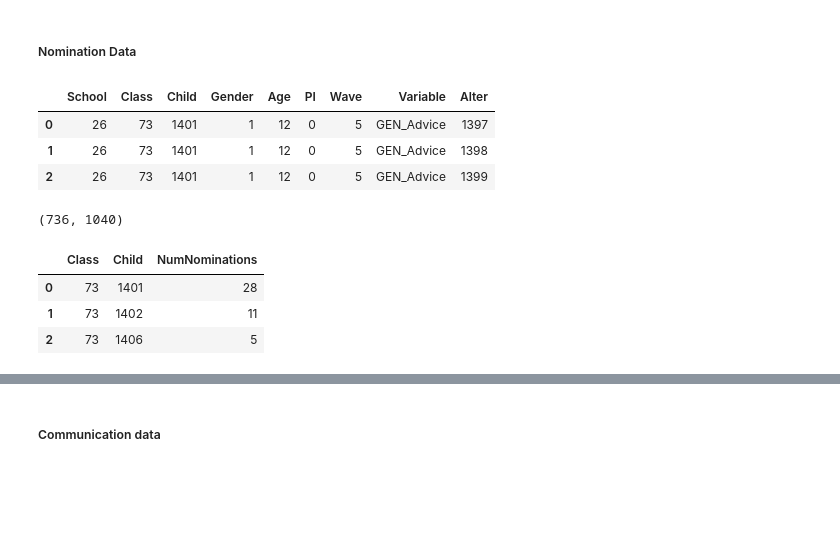
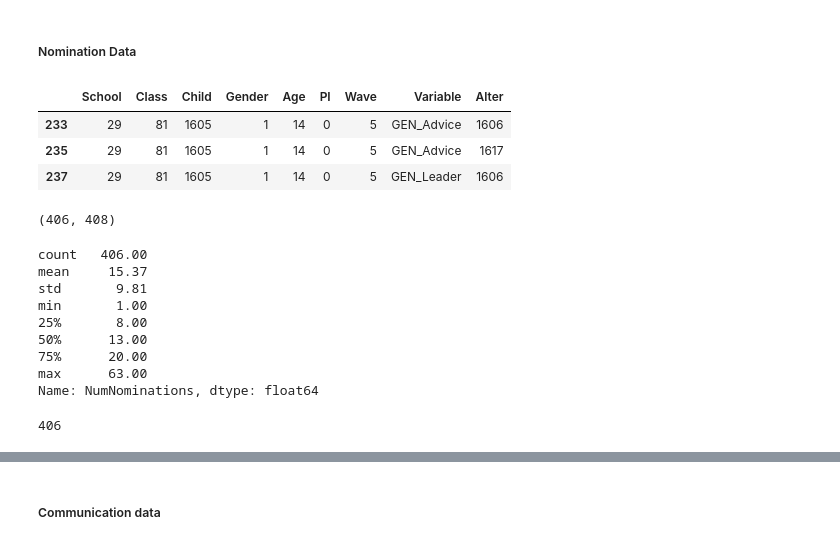
Before and after one commit to MovezNetwork/ABM-PA, a Jupyter notebook: notebooks/ICA_Analysis.ipynb, the cells around one changed output, grey strips where cells are left out. Cells and saved outputs as stored; diff of their text form; code cells hidden in the pictures; blank space fills up the shorter version.

```diff
--- a/notebooks/ICA_Analysis.ipynb
+++ b/notebooks/ICA_Analysis.ipynb
@@ -293,24 +293,37 @@ num_part.head(3)
 # %%
 nomm_data = '../data/W5_Sociometric_long.csv'
 df_nomm = pd.read_csv(nomm_data, sep=';', header=0)
+df_nomm = df_nomm[df_nomm.Child.isin(input_args['participants'])]
+df_nomm = df_nomm[df_nomm.Alter.isin(input_args['participants'])]
+questions = ['GEN_Advice', 'GEN_Leader', 'GEN_Social_Facilitation','GEN_Want2B']
+df_nomm = df_nomm[df_nomm.Variable.isin(questions)]
 df_nomm.head(3)
 # %% [output]
 |  | School | Class | Child | Gender | Age | PI | Wave | Variable | Alter |
-| 0 | 26 | 73 | 1401 | 1 | 12 | 0 | 5 | GEN_Advice | 1397 |
-| 1 | 26 | 73 | 1401 | 1 | 12 | 0 | 5 | GEN_Advice | 1398 |
-| 2 | 26 | 73 | 1401 | 1 | 12 | 0 | 5 | GEN_Advice | 1399 |
+| 233 | 29 | 81 | 1605 | 1 | 14 | 0 | 5 | GEN_Advice | 1606 |
+| 235 | 29 | 81 | 1605 | 1 | 14 | 0 | 5 | GEN_Advice | 1617 |
+| 237 | 29 | 81 | 1605 | 1 | 14 | 0 | 5 | GEN_Leader | 1606 |
 # %%
 df_nomm['Child'].nunique(),df_nomm['Alter'].nunique()
 # %% [output]
-(736, 1040)
+(406, 408)
 # %%
 # number of children nominating someone per class
 df_nom_part = df_nomm.groupby('Class')['Child'].nunique().reset_index(name="NumChildren")
 # %%
-df_number_nominations = df_nomm.groupby(['Class','Child'])['Variable'].count().reset_index(name="NumNominations")
-df_number_nominations.head(3)
+df_number_nominations_given = df_nomm.groupby(['Class','Child'])['Variable'].count().reset_index(name="NumNominations")
+df_number_nominations_given['NumNominations'].describe()
 # %% [output]
-|  | Class | Child | NumNominations |
-| 0 | 73 | 1401 | 28 |
-| 1 | 73 | 1402 | 11 |
-| 2 | 73 | 1406 | 5 |
+count   406.00
+mean     15.37
+std       9.81
+min       1.00
+25%       8.00
+50%      13.00
+75%      20.00
+max      63.00
+Name: NumNominations, dtype: float64
+# %%
+df_number_nominations_given['Child'].count()
+# %% [output]
+406
```
Also changed, not shown: parts of 6 cells of this notebook, 4 other files.
